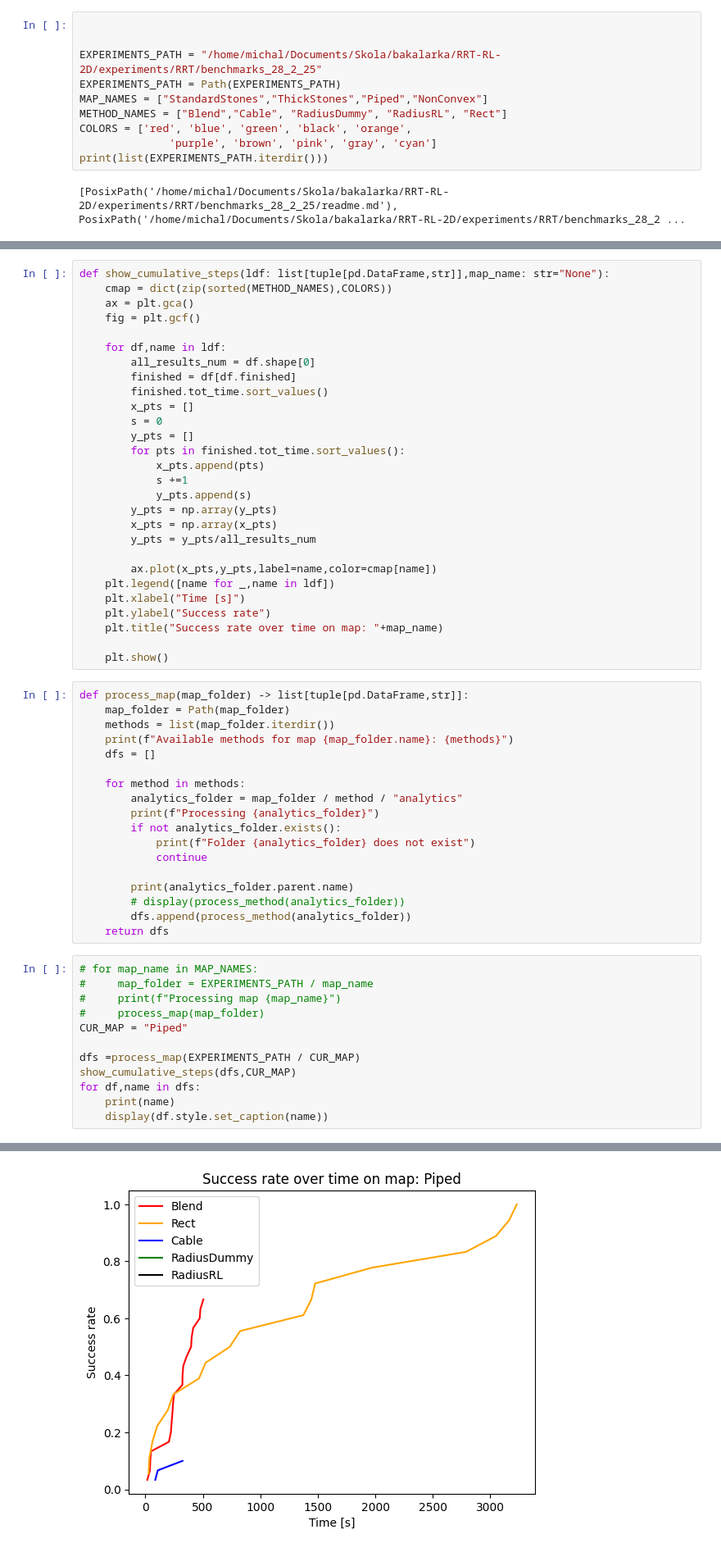
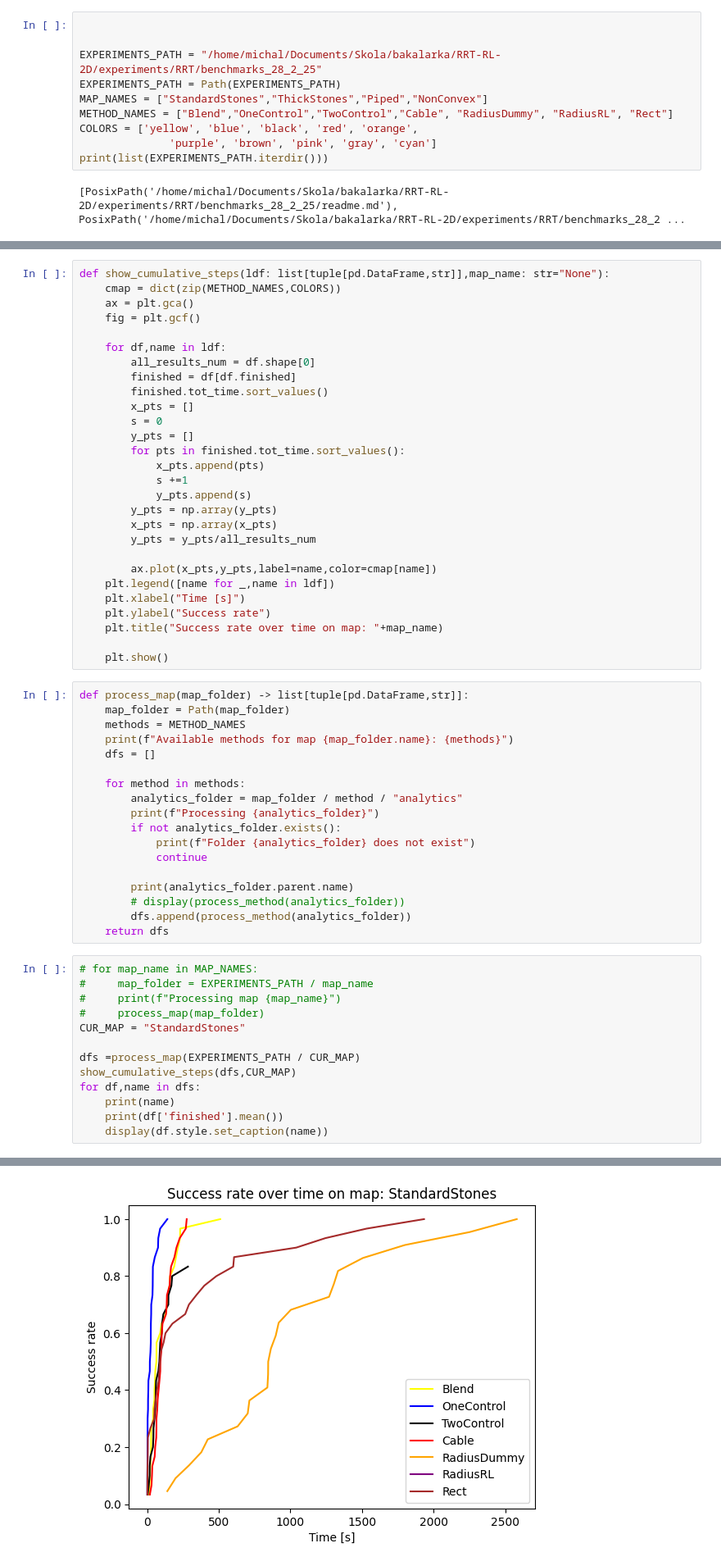
Before and after one commit to majklost/RRT-RL-2D, a Jupyter notebook: scripts/quantitative/analytics.ipynb, the cells around one changed output, grey strips where cells are left out. Shown at 82% size. Saved outputs shown, nothing was run; the diff lists cells and outputs as text.

```diff
--- a/scripts/quantitative/analytics.ipynb
+++ b/scripts/quantitative/analytics.ipynb
@@ -13,8 +13,8 @@ import re
 EXPERIMENTS_PATH = "/home/michal/Documents/Skola/bakalarka/RRT-RL-2D/experiments/RRT/benchmarks_28_2_25"
 EXPERIMENTS_PATH = Path(EXPERIMENTS_PATH)
 MAP_NAMES = ["StandardStones","ThickStones","Piped","NonConvex"]
-METHOD_NAMES = ["Blend","Cable", "RadiusDummy", "RadiusRL", "Rect"]
-COLORS = ['red', 'blue', 'green', 'black', 'orange',
+METHOD_NAMES = ["Blend","OneControl","TwoControl","Cable", "RadiusDummy", "RadiusRL", "Rect"]
+COLORS = ['yellow', 'blue', 'black', 'red', 'orange',
               'purple', 'brown', 'pink', 'gray', 'cyan']
 print(list(EXPERIMENTS_PATH.iterdir()))
 # %% [output]
@@ -37,7 +37,7 @@ def process_method(analytics_folder) -> tuple[pd.DataFrame,str]:
     return result,analytics_folder.parent.name
 # %%
 def show_cumulative_steps(ldf: list[tuple[pd.DataFrame,str]],map_name: str="None"):
-    cmap = dict(zip(sorted(METHOD_NAMES),COLORS))
+    cmap = dict(zip(METHOD_NAMES,COLORS))
     ax = plt.gca()
     fig = plt.gcf()
 
@@ -66,7 +66,7 @@ def show_cumulative_steps(ldf: list[tuple[pd.DataFrame,str]],map_name: str="None
 # %%
 def process_map(map_folder) -> list[tuple[pd.DataFrame,str]]:
     map_folder = Path(map_folder)
-    methods = list(map_folder.iterdir())
+    methods = METHOD_NAMES
     print(f"Available methods for map {map_folder.name}: {methods}")
     dfs = []
 
@@ -86,11 +86,12 @@ def process_map(map_folder) -> list[tuple[pd.DataFrame,str]]:
 #     map_folder = EXPERIMENTS_PATH / map_name
 #     print(f"Processing map {map_name}")
 #     process_map(map_folder)
-CUR_MAP = "Piped"
+CUR_MAP = "StandardStones"
 
 dfs =process_map(EXPERIMENTS_PATH / CUR_MAP)
 show_cumulative_steps(dfs,CUR_MAP)
 for df,name in dfs:
     print(name)
+    print(df['finished'].mean())
     display(df.style.set_caption(name))
 # %% [output]
@@ -108,2 +113,2 @@ RadiusRL
-[figure, old version]
+[figure, new version]
 Blend
```
Also changed, not shown: parts of 3 cells of this notebook, 6 other files.
